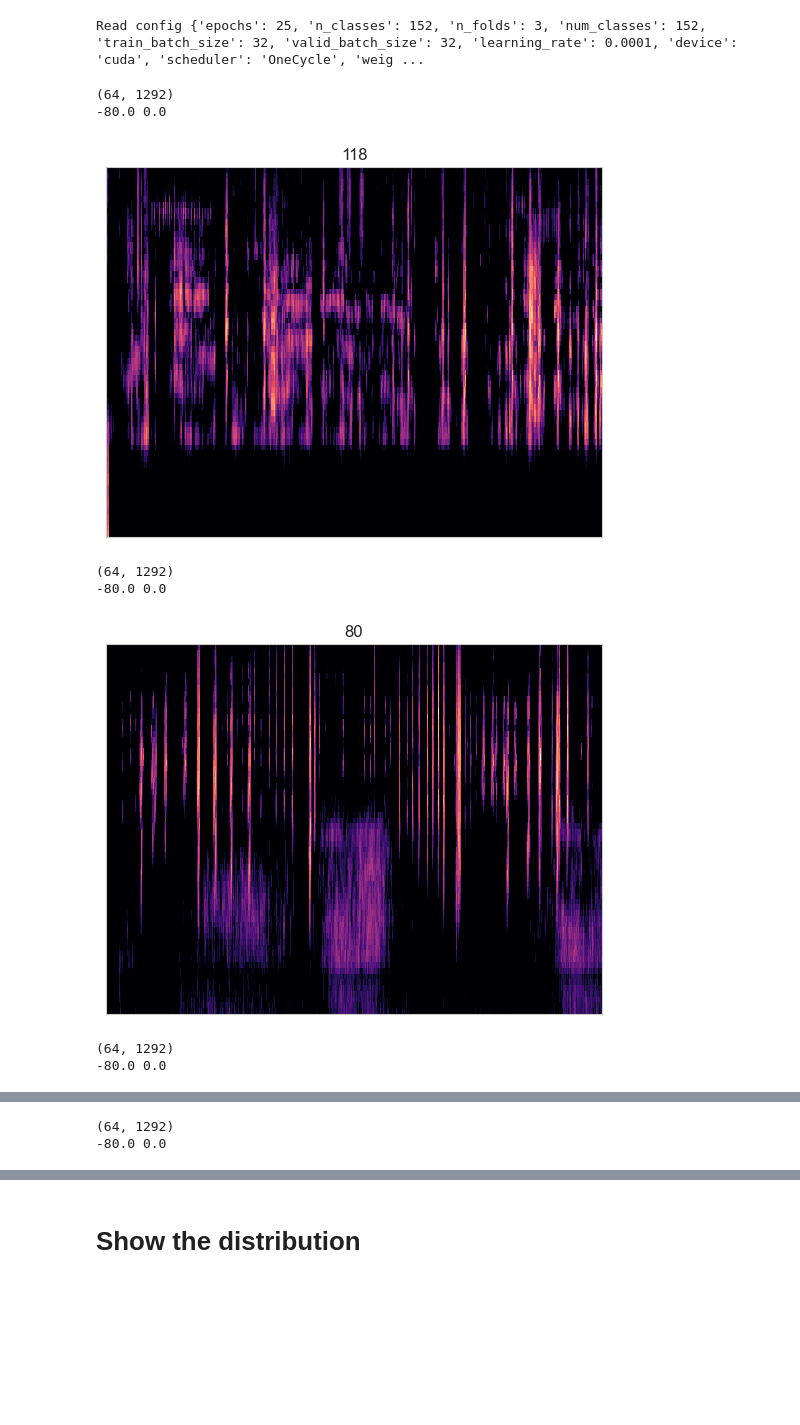
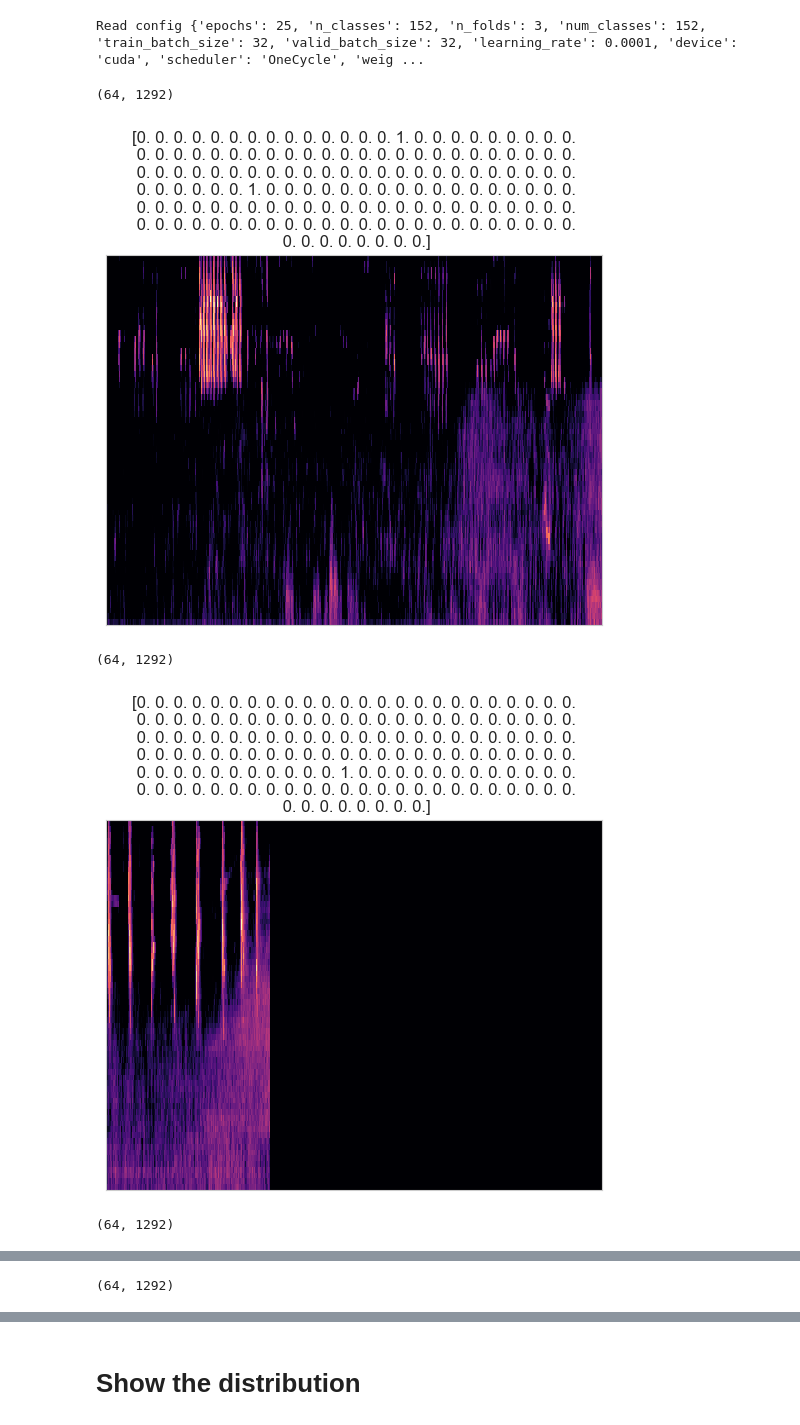
Before and after one commit to gakhromov/ai4good_birdclef, a Jupyter notebook: model/tester.ipynb, the cells around one changed output, grey strips where cells are left out. Cells and saved outputs as stored; diff of their text form; code cells hidden in the pictures; blank space fills up the shorter version.

```diff
--- a/model/tester.ipynb
+++ b/model/tester.ipynb
@@ -45,6 +35,7 @@ print(diff, avg)
 # for 32 bs 0.0248
 # %%
 df = pd.read_csv('../datasets/numpy_mel/train_metadata.csv')
+root = '../datasets/numpy_mel'
 # %%
 # create new augmented df
 cols = ['primary_label', 'secondary_labels', 'path']
@@ -153,7 +185,7 @@ librosa.display.specshow(spec.cpu().numpy())
 # %%
 from dataset import get_dataset
 from helpers import dotdict
-args = dotdict({'data_path': '../datasets/numpy_mel/', 'use_secondary': False})
+args = dotdict({'data_path': '../datasets/numpy_mel/', 'use_secondary': True})
 datasets = get_dataset(args)
 import colorednoise as cn
 from models import MelDB
@@ -166,22 +198,18 @@ train_gen, test_gen = datasets[0]
 # %%
 for idx, item in enumerate(train_gen):
     img, label = item
     img, label = img[0], label[0]
     img = img.squeeze().cpu().numpy()
     label = label.squeeze().cpu().numpy()
     print(img.shape)
     plt.title(label)
-    print(img.min(), img.max())
     librosa.display.specshow(img)
     plt.show()
-    if idx > 10:
+    if idx > 5:
         break
 # %% [output]
 (64, 1292)
--80.0 0.0
-[figure, old version]
+[figure, new version]
 (64, 1292)
--80.0 0.0
-[figure, old version]
+[figure, new version]
 (64, 1292)
--80.0 0.0
@@ -189,2 +217 @@ for idx, item in enumerate(train_gen):
 (64, 1292)
--80.0 0.0
```
Also changed, not shown: parts of 13 cells of this notebook, 8 other files.
